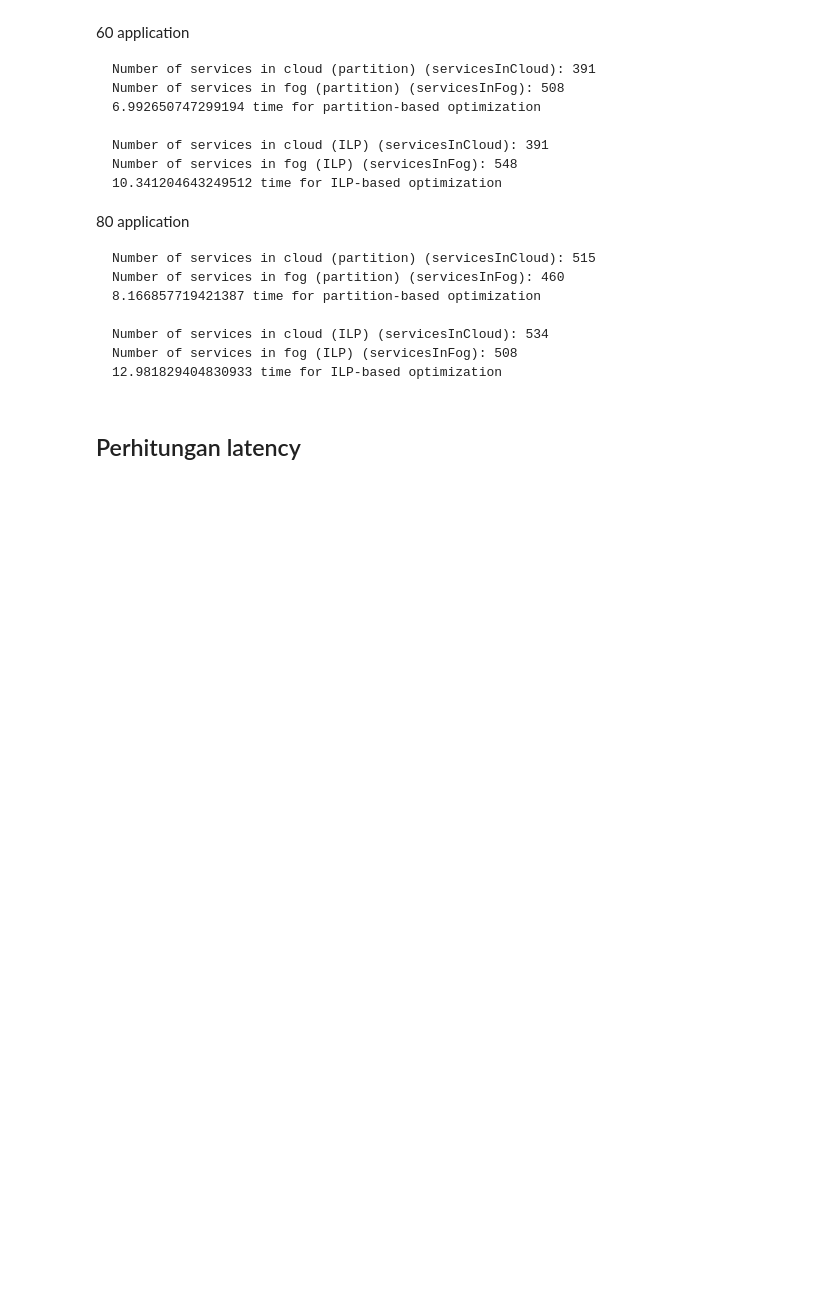
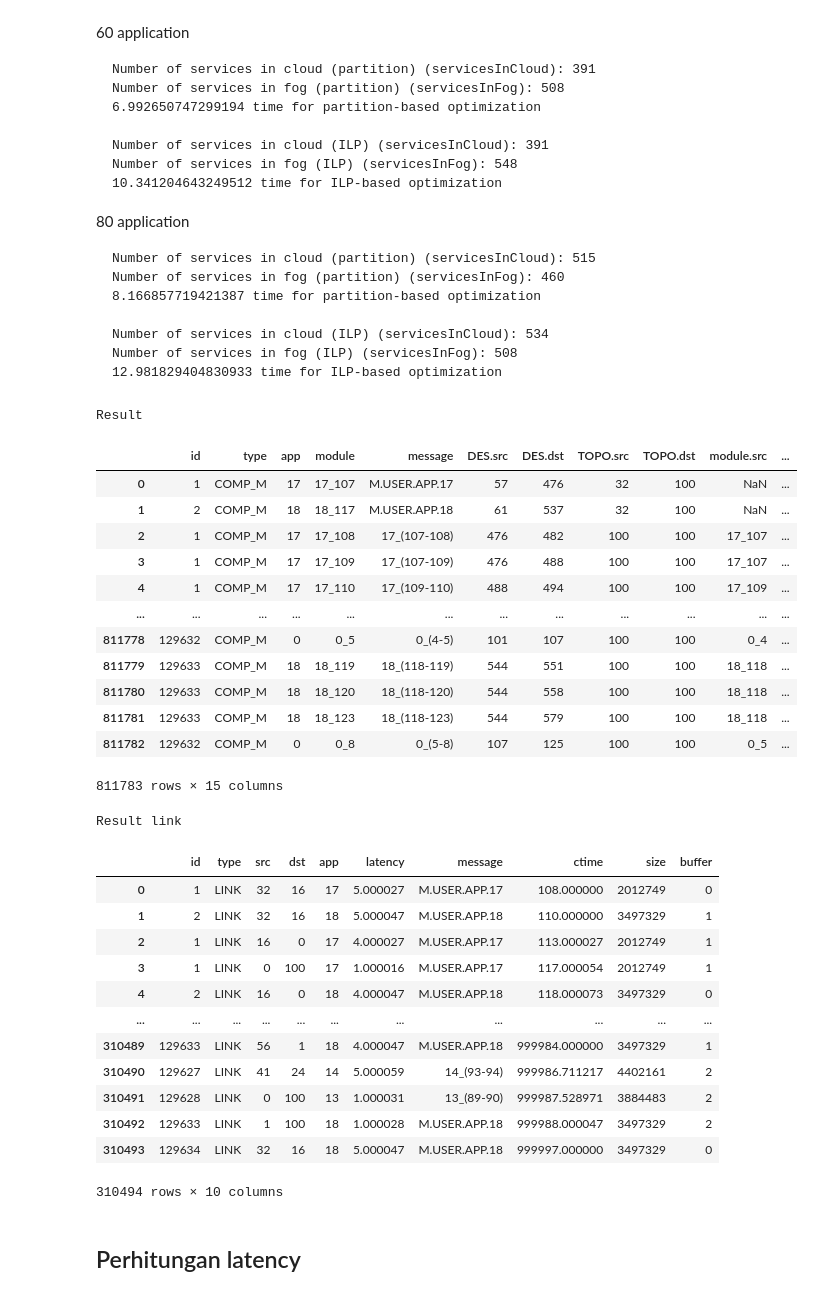
Before and after one commit to hafidnrzs/yafs-fog-computing, a Jupyter notebook: experiments/rev/analyze.ipynb, the cells around one changed output. Drawn from its saved outputs; the diff is of its cells as text; code cells hidden in the pictures; blank space fills up the shorter version.

````diff
--- a/experiments/rev/analyze.ipynb
+++ b/experiments/rev/analyze.ipynb
@@ -625,6 +625,48 @@ Number of services in cloud (ILP) (servicesInCloud): 534
 Number of services in fog (ILP) (servicesInFog): 508
 12.981829404830933 time for ILP-based optimization
 ```
+# %%
+import pandas as pd
+
+result_path = "results/20/"
+
+df_result = pd.read_csv(result_path + 'results__1000000.csv')
+df_result_link = pd.read_csv(result_path + 'results__1000000_link.csv')
+
+print("Result")
+display(df_result)
+
+print("Result link")
+display(df_result_link)
+# %% [output]
+Result
+|  | id | type | app | module | message | DES.src | DES.dst | TOPO.src | TOPO.dst | module.src | ... |
+| 0 | 1 | COMP_M | 17 | 17_107 | M.USER.APP.17 | 57 | 476 | 32 | 100 | NaN | ... |
+| 1 | 2 | COMP_M | 18 | 18_117 | M.USER.APP.18 | 61 | 537 | 32 | 100 | NaN | ... |
+| 2 | 1 | COMP_M | 17 | 17_108 | 17_(107-108) | 476 | 482 | 100 | 100 | 17_107 | ... |
+| 3 | 1 | COMP_M | 17 | 17_109 | 17_(107-109) | 476 | 488 | 100 | 100 | 17_107 | ... |
+| 4 | 1 | COMP_M | 17 | 17_110 | 17_(109-110) | 488 | 494 | 100 | 100 | 17_109 | ... |
+| ... | ... | ... | ... | ... | ... | ... | ... | ... | ... | ... | ... |
+| 811778 | 129632 | COMP_M | 0 | 0_5 | 0_(4-5) | 101 | 107 | 100 | 100 | 0_4 | ... |
+| 811779 | 129633 | COMP_M | 18 | 18_119 | 18_(118-119) | 544 | 551 | 100 | 100 | 18_118 | ... |
+| 811780 | 129633 | COMP_M | 18 | 18_120 | 18_(118-120) | 544 | 558 | 100 | 100 | 18_118 | ... |
+| 811781 | 129633 | COMP_M | 18 | 18_123 | 18_(118-123) | 544 | 579 | 100 | 100 | 18_118 | ... |
+| 811782 | 129632 | COMP_M | 0 | 0_8 | 0_(5-8) | 107 | 125 | 100 | 100 | 0_5 | ... |
+811783 rows × 15 columns
+Result link
+|  | id | type | src | dst | app | latency | message | ctime | size | buffer |
+| 0 | 1 | LINK | 32 | 16 | 17 | 5.000027 | M.USER.APP.17 | 108.000000 | 2012749 | 0 |
+| 1 | 2 | LINK | 32 | 16 | 18 | 5.000047 | M.USER.APP.18 | 110.000000 | 3497329 | 1 |
+| 2 | 1 | LINK | 16 | 0 | 17 | 4.000027 | M.USER.APP.17 | 113.000027 | 2012749 | 1 |
+| 3 | 1 | LINK | 0 | 100 | 17 | 1.000016 | M.USER.APP.17 | 117.000054 | 2012749 | 1 |
+| 4 | 2 | LINK | 16 | 0 | 18 | 4.000047 | M.USER.APP.18 | 118.000073 | 3497329 | 0 |
+| ... | ... | ... | ... | ... | ... | ... | ... | ... | ... | ... |
+| 310489 | 129633 | LINK | 56 | 1 | 18 | 4.000047 | M.USER.APP.18 | 999984.000000 | 3497329 | 1 |
+| 310490 | 129627 | LINK | 41 | 24 | 14 | 5.000059 | 14_(93-94) | 999986.711217 | 4402161 | 2 |
+| 310491 | 129628 | LINK | 0 | 100 | 13 | 1.000031 | 13_(89-90) | 999987.528971 | 3884483 | 2 |
+| 310492 | 129633 | LINK | 1 | 100 | 18 | 1.000028 | M.USER.APP.18 | 999988.000047 | 3497329 | 2 |
+| 310493 | 129634 | LINK | 32 | 16 | 18 | 5.000047 | M.USER.APP.18 | 999997.000000 | 3497329 | 0 |
+310494 rows × 10 columns
 # %% [markdown]
 ## Perhitungan latency
 # %% [markdown]
````
Also changed, not shown: parts of 6 cells of this notebook, 4 other files.
